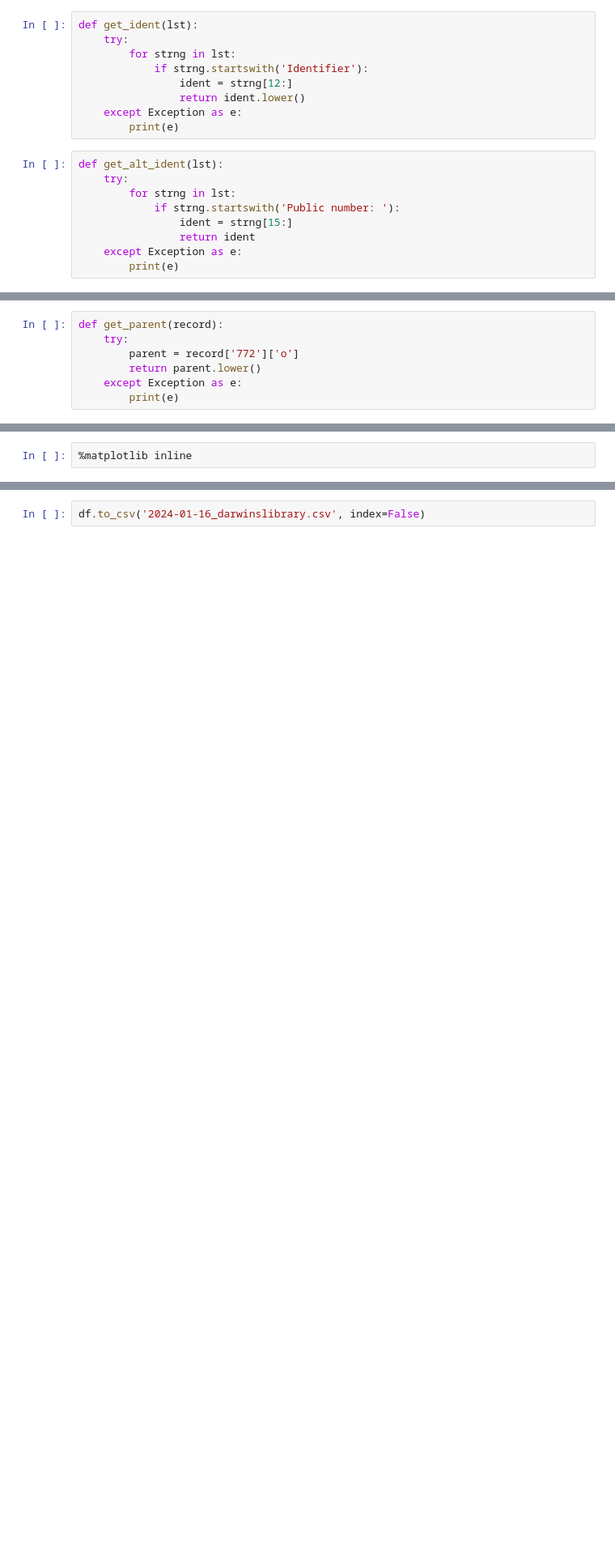
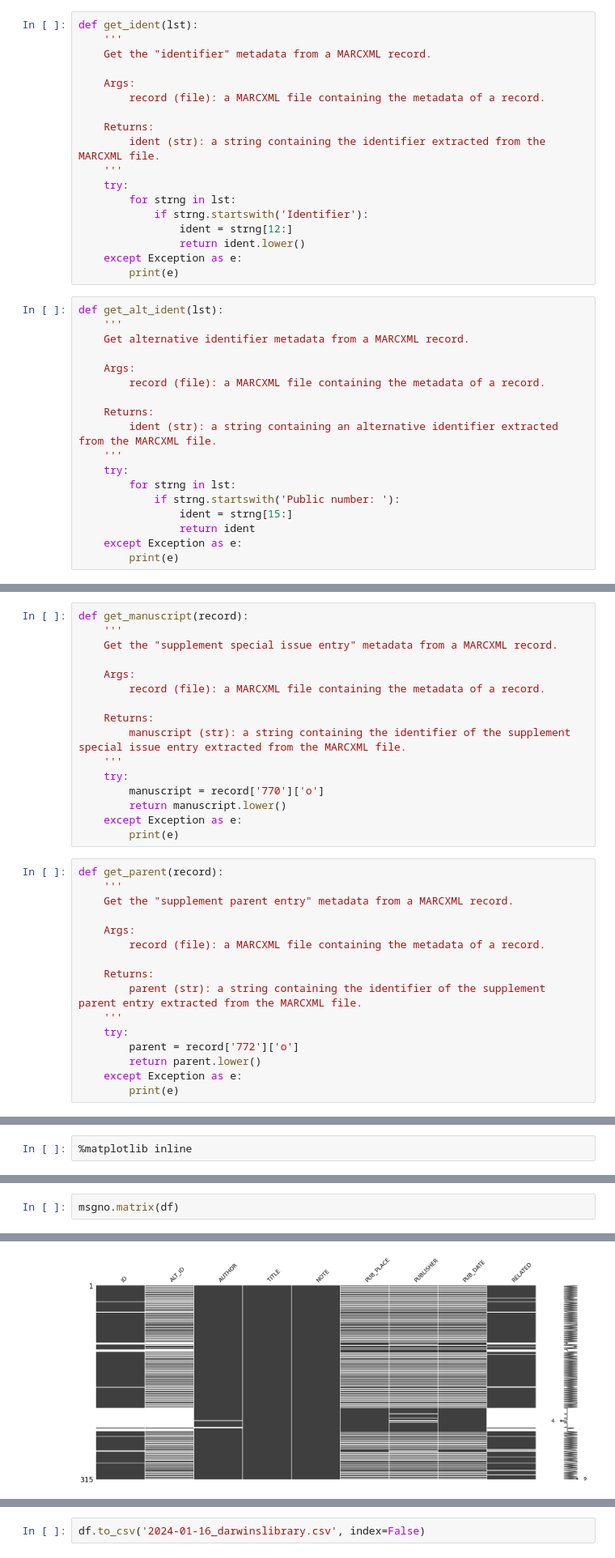
Before and after one commit to sbrzt/marc2lod, a Jupyter notebook: notebook.ipynb, the cells around one changed output, grey strips where cells are left out. Shown: that part at 81% size. Drawn from its saved outputs; the diff is of its cells as text; blank space fills up the shorter version.

Commit message:
fix: add documentation strings and markdown drafts

```diff
--- a/notebook.ipynb
+++ b/notebook.ipynb
@@ -122,6 +167,15 @@ def get_note(record):
         print(e)
 # %%
 def get_ident(lst):
+    '''
+    Get the "identifier" metadata from a MARCXML record.
+
+    Args:
+        record (file): a MARCXML file containing the metadata of a record.
+
+    Returns:
+        ident (str): a string containing the identifier extracted from the MARCXML file.
+    '''
     try:
         for strng in lst:
             if strng.startswith('Identifier'):
@@ -131,6 +185,15 @@ def get_ident(lst):
         print(e)
 # %%
 def get_alt_ident(lst):
+    '''
+    Get alternative identifier metadata from a MARCXML record.
+
+    Args:
+        record (file): a MARCXML file containing the metadata of a record.
+
+    Returns:
+        ident (str): a string containing an alternative identifier extracted from the MARCXML file.
+    '''
     try:
         for strng in lst:
             if strng.startswith('Public number: '):
@@ -148,5 +204,30 @@ def get_manuscript(record):
+# %%
+def get_manuscript(record):
+    '''
+    Get the "supplement special issue entry" metadata from a MARCXML record.
+
+    Args:
+        record (file): a MARCXML file containing the metadata of a record.
+
+    Returns:
+        manuscript (str): a string containing the identifier of the supplement special issue entry extracted from the MARCXML file.
+    '''
+    try:
+        manuscript = record['770']['o']
+        return manuscript.lower()
+    except Exception as e:
+        print(e)
 # %%
 def get_parent(record):
+    '''
+    Get the "supplement parent entry" metadata from a MARCXML record.
+
+    Args:
+        record (file): a MARCXML file containing the metadata of a record.
+
+    Returns:
+        parent (str): a string containing the identifier of the supplement parent entry extracted from the MARCXML file.
+    '''
     try:
         parent = record['772']['o']
         return parent.lower()
@@ -275,0 +362,3 @@ print(df.head())
+# %%
+msgno.matrix(df)
+# %% [output]
@@ -275,0 +366 @@ print(df.head())
+[figure, added]
```
Also changed, not shown: parts of 23 cells of this notebook.
